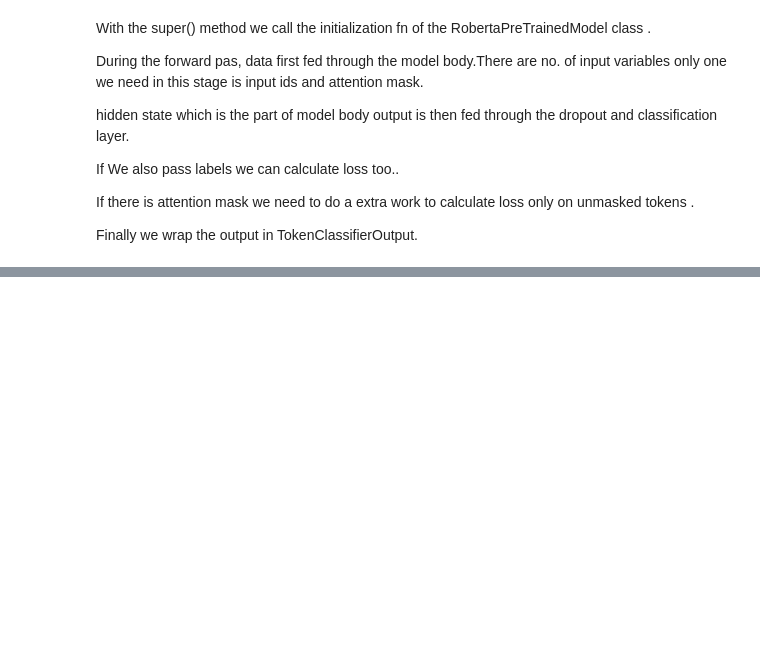
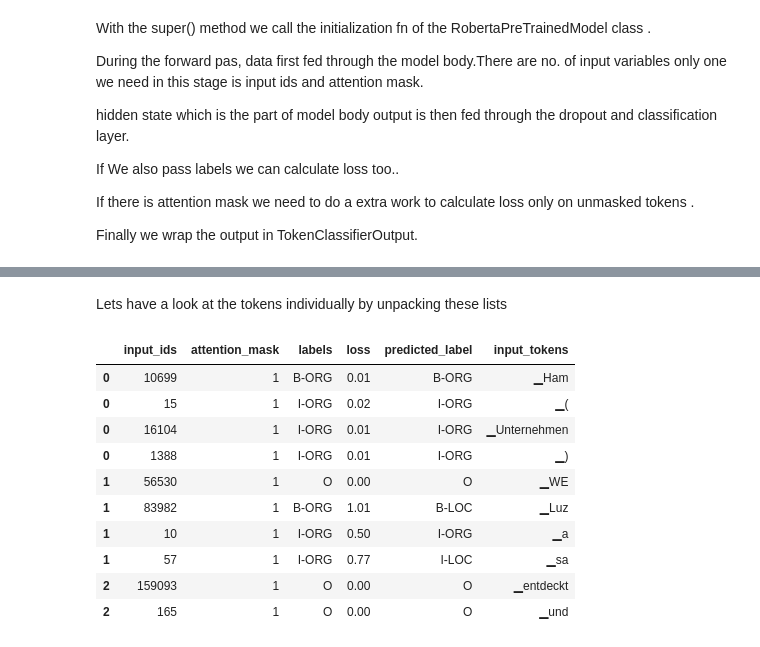
Before and after one commit to thalhathta/NLP_WITH_TRANSFORMERS, a Jupyter notebook: Multilingal_NER/Ner_Switzerland.ipynb, the cells around one changed output, grey strips where cells are left out. Drawn from its saved outputs; the diff is of its cells as text; code cells hidden in the pictures; blank space fills up the shorter version.

```diff
--- a/Multilingal_NER/Ner_Switzerland.ipynb
+++ b/Multilingal_NER/Ner_Switzerland.ipynb
@@ -238,0 +487,3 @@ Finally we wrap the output in  TokenClassifierOutput.
+# %%
+from transformers import DataCollatorForTokenClassification
+data_collator = DataCollatorForTokenClassification(xlmr_tokenizer)
@@ -238,0 +505,12 @@ Finally we wrap the output in  TokenClassifierOutput.
+# %%
+# Loading the fine-tuned model from Hugging Face Hub
+from transformers import AutoTokenizer, AutoModelForTokenClassification
+import torch
+
+model_name ="thalhathai/xlm-roberta-base-finetuned-panx-de"
+
+tokenizer = AutoTokenizer.from_pretrained(model_name)
+model = AutoModelForTokenClassification.from_pretrained(model_name)
+
+device = torch.device("cuda" if torch.cuda.is_available() else "cpu")
+model.to(device)
@@ -238,0 +563,4 @@ Finally we wrap the output in  TokenClassifierOutput.
+# %%
+valid_set = panx_de_encoded["validation"]
+valid_set = valid_set.map(forward_pass_with_label, batched=True, batch_size=32)
+df = valid_set.to_pandas()
@@ -238,0 +572,13 @@ Finally we wrap the output in  TokenClassifierOutput.
+# %%
+index2tag[-100] = "IGN"
+df["input_tokens"] = df["input_ids"].apply(
+    lambda x: xlmr_tokenizer.convert_ids_to_tokens(x))
+df["predicted_label"] = df["predicted_label"].apply(
+    lambda x: [index2tag[i] for i in x])
+df["labels"] = df["labels"].apply(
+    lambda x: [index2tag[i] for i in x])
+df["loss"] = df.apply(
+    lambda x: x["loss"][:len(x["input_ids"])], axis=1)
+df["predicted_label"] = df.apply(
+    lambda x: x["predicted_label"][:len(x["input_ids"])], axis=1)
+df.head()
@@ -238,0 +592,19 @@ Finally we wrap the output in  TokenClassifierOutput.
+# %% [markdown]
+Lets have a look at the tokens individually by unpacking these lists
+# %%
+df_tokens = df.apply(pd.Series.explode)
+df_tokens = df_tokens.query("labels != 'IGN'")
+df_tokens["loss"] = df_tokens["loss"].astype(float).round(2)
+df_tokens.head(10)
+# %% [output]
+|  | input_ids | attention_mask | labels | loss | predicted_label | input_tokens |
+| 0 | 10699 | 1 | B-ORG | 0.01 | B-ORG | ▁Ham |
+| 0 | 15 | 1 | I-ORG | 0.02 | I-ORG | ▁( |
+| 0 | 16104 | 1 | I-ORG | 0.01 | I-ORG | ▁Unternehmen |
+| 0 | 1388 | 1 | I-ORG | 0.01 | I-ORG | ▁) |
+| 1 | 56530 | 1 | O | 0.00 | O | ▁WE |
+| 1 | 83982 | 1 | B-ORG | 1.01 | B-LOC | ▁Luz |
+| 1 | 10 | 1 | I-ORG | 0.50 | I-ORG | ▁a |
+| 1 | 57 | 1 | I-ORG | 0.77 | I-LOC | ▁sa |
+| 2 | 159093 | 1 | O | 0.00 | O | ▁entdeckt |
+| 2 | 165 | 1 | O | 0.00 | O | ▁und |
```
Also changed, not shown: parts of 46 cells of this notebook.
